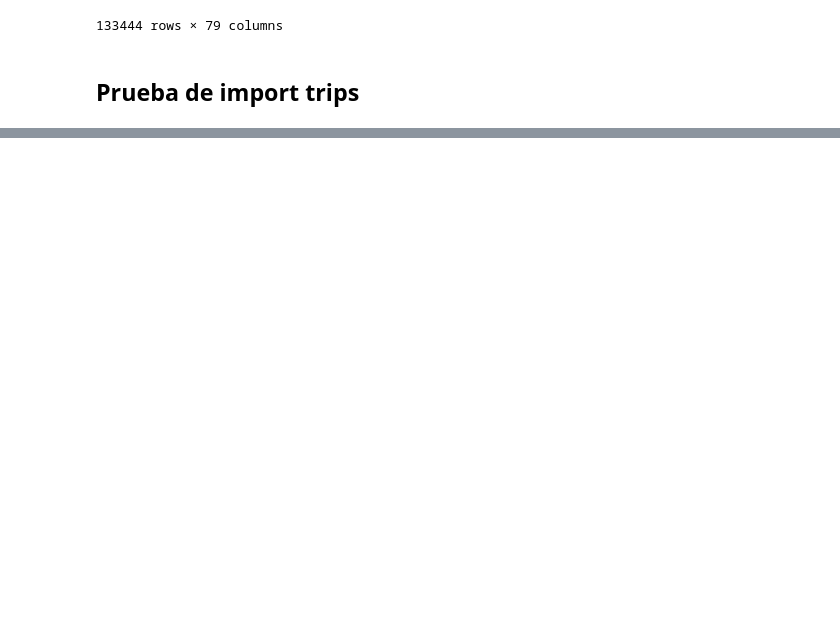
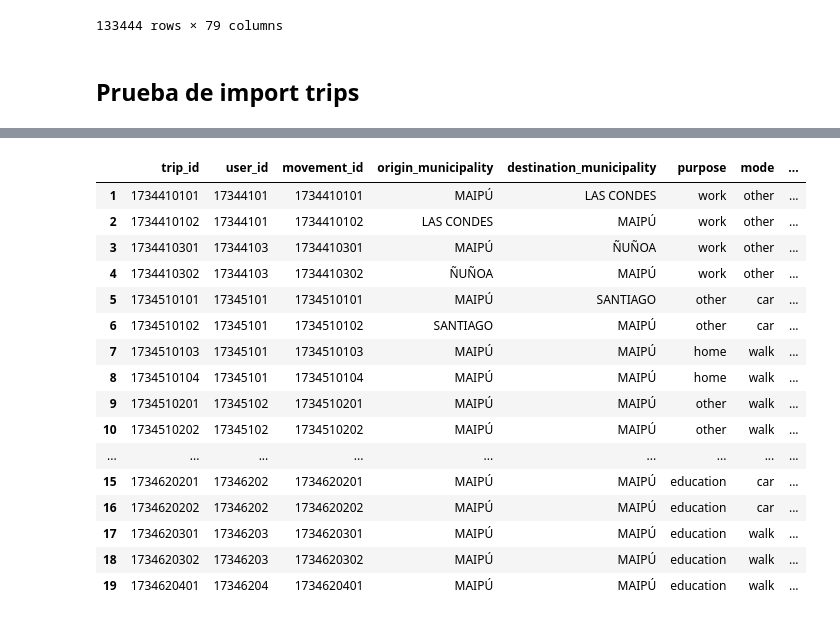
Before and after one commit to sebastianolmos/pylondrina, a Jupyter notebook: notebooks/usage_examples/import_trips/eod_import_levels.ipynb, the cells around one changed output, grey strips where cells are left out. Drawn from its saved outputs; the diff is of its cells as text; code cells hidden in the pictures; blank space fills up the shorter version.

Commit message:
A factory is created to facilitate the loading and importing of the EOD dataset, as trips, and examples of its use are added

```diff
--- a/notebooks/usage_examples/import_trips/eod_import_levels.ipynb
+++ b/notebooks/usage_examples/import_trips/eod_import_levels.ipynb
@@ -15,3 +12,8 @@ from scripts.source_profiles.make_eod_stages_profile import make_eod_stages_prof
+# %%
+import pandas as pd
+pd.set_option("display.max_columns", 120)
+pd.set_option("display.width", 200)
+pd.set_option("display.max_colwidth", 120)
 # %%
 from __future__ import annotations
 
@@ -1306,0 +1618,27 @@ display(report_eod_stages.issues)
+# %%
+profile_custom = make_eod_trips_profile(
+    aux_dir=DATA_PATH / "Tablas_parametros",
+    df_personas=eod_personas,
+    df_hogares=eod_hogares,
+    attach_person_fields=True,
+    attach_household_fields=True,
+    schema_override=EOD_TRIPS_CUSTOM_SCHEMA,
+    field_correspondence_override=EOD_TRIPS_CUSTOM_FIELD_CORRESPONDENCE,
+    value_correspondence_override=EOD_TRIPS_CUSTOM_VALUE_CORRESPONDENCE,
+    options_override={
+        "keep_extra_fields": EOD_TRIPS_CUSTOM_OPTIONS.keep_extra_fields,
+        "selected_fields": EOD_TRIPS_CUSTOM_OPTIONS.selected_fields,
+        "strict": EOD_TRIPS_CUSTOM_OPTIONS.strict,
+        "strict_domains": EOD_TRIPS_CUSTOM_OPTIONS.strict_domains,
+        "single_stage": EOD_TRIPS_CUSTOM_OPTIONS.single_stage,
+        "source_timezone": EOD_TRIPS_CUSTOM_OPTIONS.source_timezone,
+    },
+    profile_name="EOD_TRIPS_CUSTOM",
+)
+
+# Convención de inspección clara
+print("Inspección:\n")
+display(profile_custom.schema_override)
+display(profile_custom.default_options)
+display(profile_custom.default_field_correspondence)
+display(profile_custom.default_value_correspondence)
@@ -1306,0 +1697,30 @@ display(report_eod_stages.issues)
+# %%
+
+trips_eod_custom, report_eod_custom = import_trips_from_profile(
+    profile=profile_custom,
+    df=eod_viajes.head(5000),
+    source_name="EOD trips level-3 custom factory",
+    provenance=EOD_TRIPS_CUSTOM_PROVENANCE_EXAMPLE,
+    h3_resolution=8,
+)
+# %%
+display(trips_eod_custom.data[1:20])
+display(report_eod_custom.issues)
+# %% [output]
+|  | trip_id | user_id | movement_id | origin_municipality | destination_municipality | purpose | mode | ... |
+| 1 | 1734410101 | 17344101 | 1734410101 | MAIPÚ | LAS CONDES | work | other | ... |
+| 2 | 1734410102 | 17344101 | 1734410102 | LAS CONDES | MAIPÚ | work | other | ... |
+| 3 | 1734410301 | 17344103 | 1734410301 | MAIPÚ | ÑUÑOA | work | other | ... |
+| 4 | 1734410302 | 17344103 | 1734410302 | ÑUÑOA | MAIPÚ | work | other | ... |
+| 5 | 1734510101 | 17345101 | 1734510101 | MAIPÚ | SANTIAGO | other | car | ... |
+| 6 | 1734510102 | 17345101 | 1734510102 | SANTIAGO | MAIPÚ | other | car | ... |
+| 7 | 1734510103 | 17345101 | 1734510103 | MAIPÚ | MAIPÚ | home | walk | ... |
+| 8 | 1734510104 | 17345101 | 1734510104 | MAIPÚ | MAIPÚ | home | walk | ... |
+| 9 | 1734510201 | 17345102 | 1734510201 | MAIPÚ | MAIPÚ | other | walk | ... |
+| 10 | 1734510202 | 17345102 | 1734510202 | MAIPÚ | MAIPÚ | other | walk | ... |
+| ... | ... | ... | ... | ... | ... | ... | ... | ... |
+| 15 | 1734620201 | 17346202 | 1734620201 | MAIPÚ | MAIPÚ | education | car | ... |
+| 16 | 1734620202 | 17346202 | 1734620202 | MAIPÚ | MAIPÚ | education | car | ... |
+| 17 | 1734620301 | 17346203 | 1734620301 | MAIPÚ | MAIPÚ | education | walk | ... |
+| 18 | 1734620302 | 17346203 | 1734620302 | MAIPÚ | MAIPÚ | education | walk | ... |
+| 19 | 1734620401 | 17346204 | 1734620401 | MAIPÚ | MAIPÚ | education | walk | ... |
```
Also changed, not shown: parts of 10 cells of this notebook, 5 other files.
